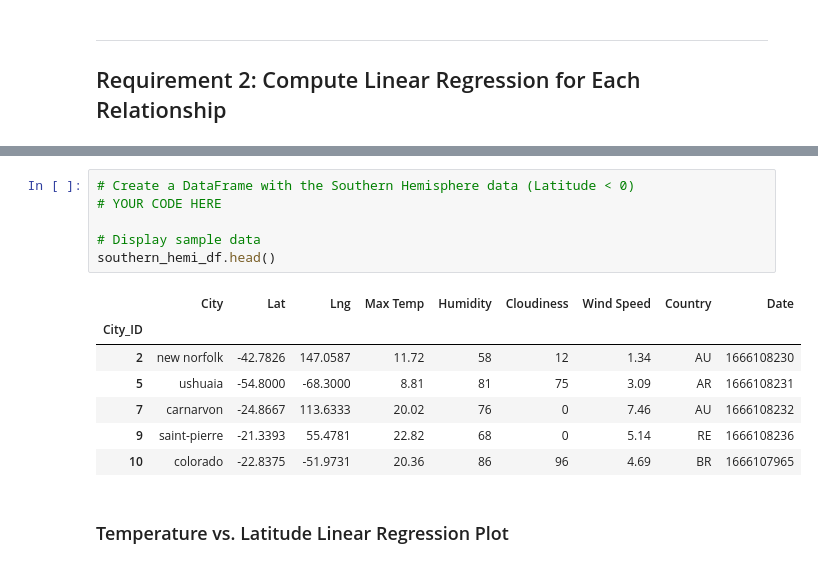
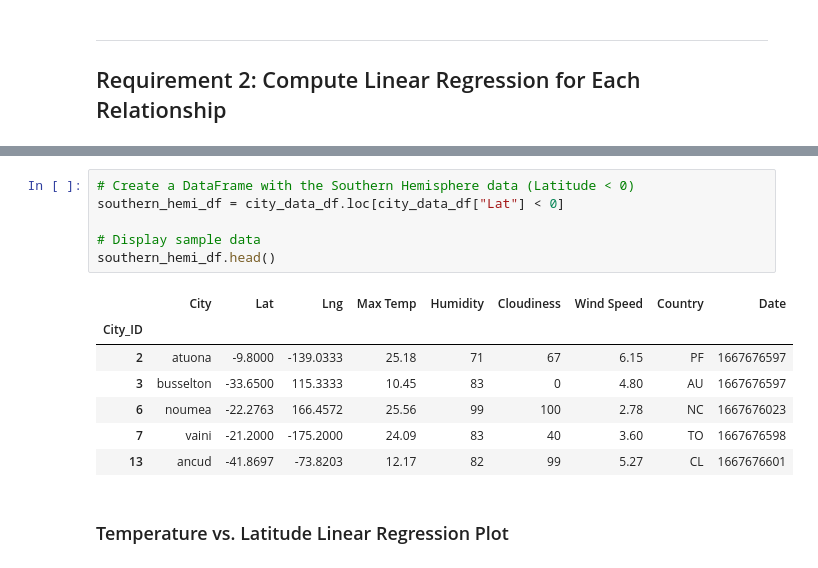
Before and after one commit to zwcrowley/Module_6_python_api_challenge, a Jupyter notebook: api_challenge/WeatherPy/WeatherPy_main.ipynb, the cells around one changed output, grey strips where cells are left out. Drawn from its saved outputs; the diff is of its cells as text.

```diff
--- a/api_challenge/WeatherPy/WeatherPy_main.ipynb
+++ b/api_challenge/WeatherPy/WeatherPy_main.ipynb
@@ -287,16 +315,16 @@ northern_hemi_df.head()
 # %%
 # Create a DataFrame with the Southern Hemisphere data (Latitude < 0)
-# YOUR CODE HERE
+southern_hemi_df = city_data_df.loc[city_data_df["Lat"] < 0]
 
 # Display sample data
 southern_hemi_df.head()
 # %% [output]
 |  | City | Lat | Lng | Max Temp | Humidity | Cloudiness | Wind Speed | Country | Date |
 | City_ID |  |  |  |  |  |  |  |  |  |
-| 2 | new norfolk | -42.7826 | 147.0587 | 11.72 | 58 | 12 | 1.34 | AU | 1666108230 |
-| 5 | ushuaia | -54.8000 | -68.3000 | 8.81 | 81 | 75 | 3.09 | AR | 1666108231 |
-| 7 | carnarvon | -24.8667 | 113.6333 | 20.02 | 76 | 0 | 7.46 | AU | 1666108232 |
-| 9 | saint-pierre | -21.3393 | 55.4781 | 22.82 | 68 | 0 | 5.14 | RE | 1666108236 |
-| 10 | colorado | -22.8375 | -51.9731 | 20.36 | 86 | 96 | 4.69 | BR | 1666107965 |
+| 2 | atuona | -9.8000 | -139.0333 | 25.18 | 71 | 67 | 6.15 | PF | 1667676597 |
+| 3 | busselton | -33.6500 | 115.3333 | 10.45 | 83 | 0 | 4.80 | AU | 1667676597 |
+| 6 | noumea | -22.2763 | 166.4572 | 25.56 | 99 | 100 | 2.78 | NC | 1667676023 |
+| 7 | vaini | -21.2000 | -175.2000 | 24.09 | 83 | 40 | 3.60 | TO | 1667676598 |
+| 13 | ancud | -41.8697 | -73.8203 | 12.17 | 82 | 99 | 5.27 | CL | 1667676601 |
 # %% [markdown]
 ###  Temperature vs. Latitude Linear Regression Plot
```
Also changed, not shown: parts of 24 cells of this notebook, 4 other files.
